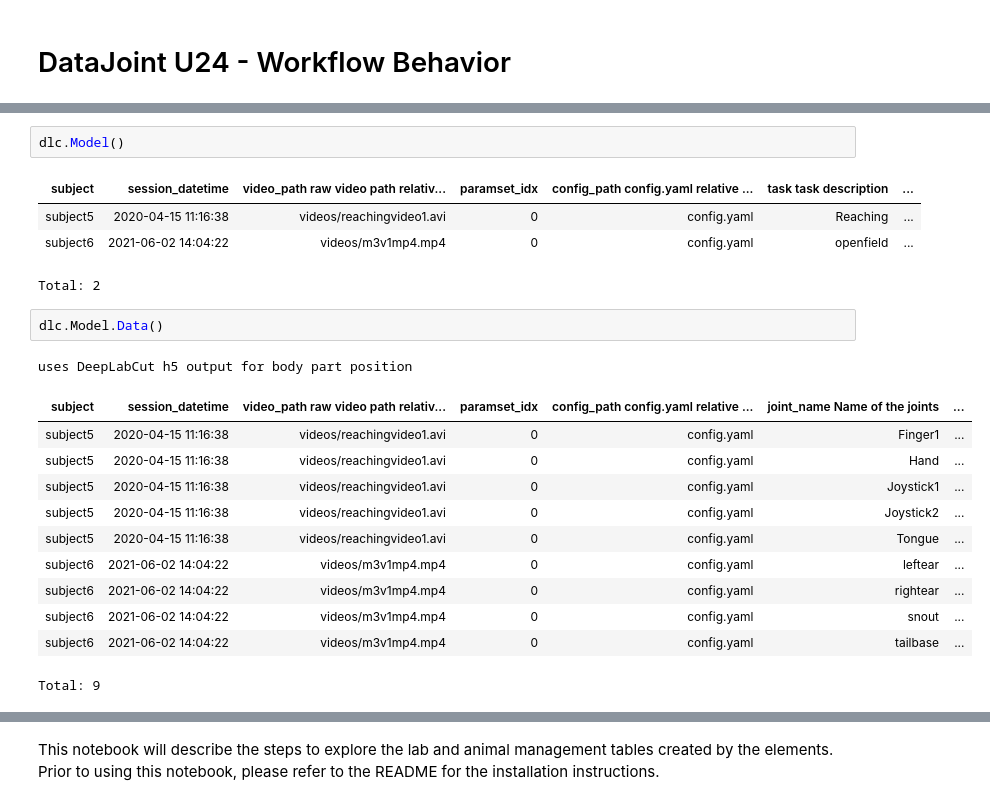
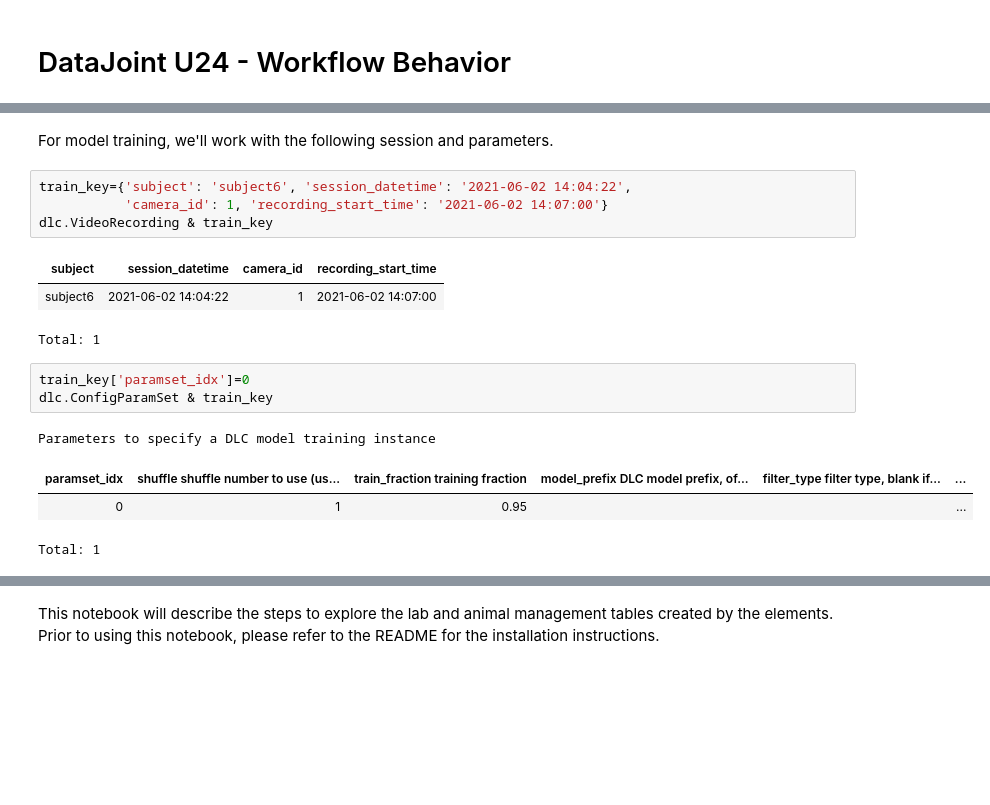
Before and after one commit to datajoint/element-deeplabcut, a Jupyter notebook: notebooks/1_Explore_Workflow.ipynb, the cells around one changed output, grey strips where cells are left out. Drawn from its saved outputs; the diff is of its cells as text; blank space fills up the shorter version.

```diff
--- a/notebooks/1_Explore_Workflow.ipynb
+++ b/notebooks/1_Explore_Workflow.ipynb
@@ -62,22 +78,18 @@ dlc.Model.Get2DTrajectory(dlc.Model & "subject='subject5'",joint_name=['Finger1'
-# %%
-dlc.Model()
-# %% [output]
-| subject | session_datetime | video_path raw video path relativ... | paramset_idx | config_path config.yaml relative ... | task task description | ... |
-| subject5 | 2020-04-15 11:16:38 | videos/reachingvideo1.avi | 0 | config.yaml | Reaching | ... |
-| subject6 | 2021-06-02 14:04:22 | videos/m3v1mp4.mp4 | 0 | config.yaml | openfield | ... |
-Total: 2
-# %%
-dlc.Model.Data()
-# %% [output]
-uses DeepLabCut h5 output for body part position
-| subject | session_datetime | video_path raw video path relativ... | paramset_idx | config_path config.yaml relative ... | joint_name Name of the joints | ... |
-| subject5 | 2020-04-15 11:16:38 | videos/reachingvideo1.avi | 0 | config.yaml | Finger1 | ... |
-| subject5 | 2020-04-15 11:16:38 | videos/reachingvideo1.avi | 0 | config.yaml | Hand | ... |
-| subject5 | 2020-04-15 11:16:38 | videos/reachingvideo1.avi | 0 | config.yaml | Joystick1 | ... |
-| subject5 | 2020-04-15 11:16:38 | videos/reachingvideo1.avi | 0 | config.yaml | Joystick2 | ... |
-| subject5 | 2020-04-15 11:16:38 | videos/reachingvideo1.avi | 0 | config.yaml | Tongue | ... |
-| subject6 | 2021-06-02 14:04:22 | videos/m3v1mp4.mp4 | 0 | config.yaml | leftear | ... |
-| subject6 | 2021-06-02 14:04:22 | videos/m3v1mp4.mp4 | 0 | config.yaml | rightear | ... |
-| subject6 | 2021-06-02 14:04:22 | videos/m3v1mp4.mp4 | 0 | config.yaml | snout | ... |
-| subject6 | 2021-06-02 14:04:22 | videos/m3v1mp4.mp4 | 0 | config.yaml | tailbase | ... |
-Total: 9
+# %% [markdown]
+For model training, we'll work with the following session and parameters.
+# %%
+train_key={'subject': 'subject6', 'session_datetime': '2021-06-02 14:04:22',
+           'camera_id': 1, 'recording_start_time': '2021-06-02 14:07:00'}
+dlc.VideoRecording & train_key
+# %% [output]
+| subject | session_datetime | camera_id | recording_start_time |
+| subject6 | 2021-06-02 14:04:22 | 1 | 2021-06-02 14:07:00 |
+Total: 1
+# %%
+train_key['paramset_idx']=0
+dlc.ConfigParamSet & train_key
+# %% [output]
+Parameters to specify a DLC model training instance
+| paramset_idx | shuffle shuffle number to use (us... | train_fraction training fraction | model_prefix DLC model prefix, of... | filter_type filter type, blank if... | ... |
+| 0 | 1 | 0.95 |  |  | ... |
+Total: 1
```
Also changed, not shown: parts of 39 cells of this notebook, 13 other files.
